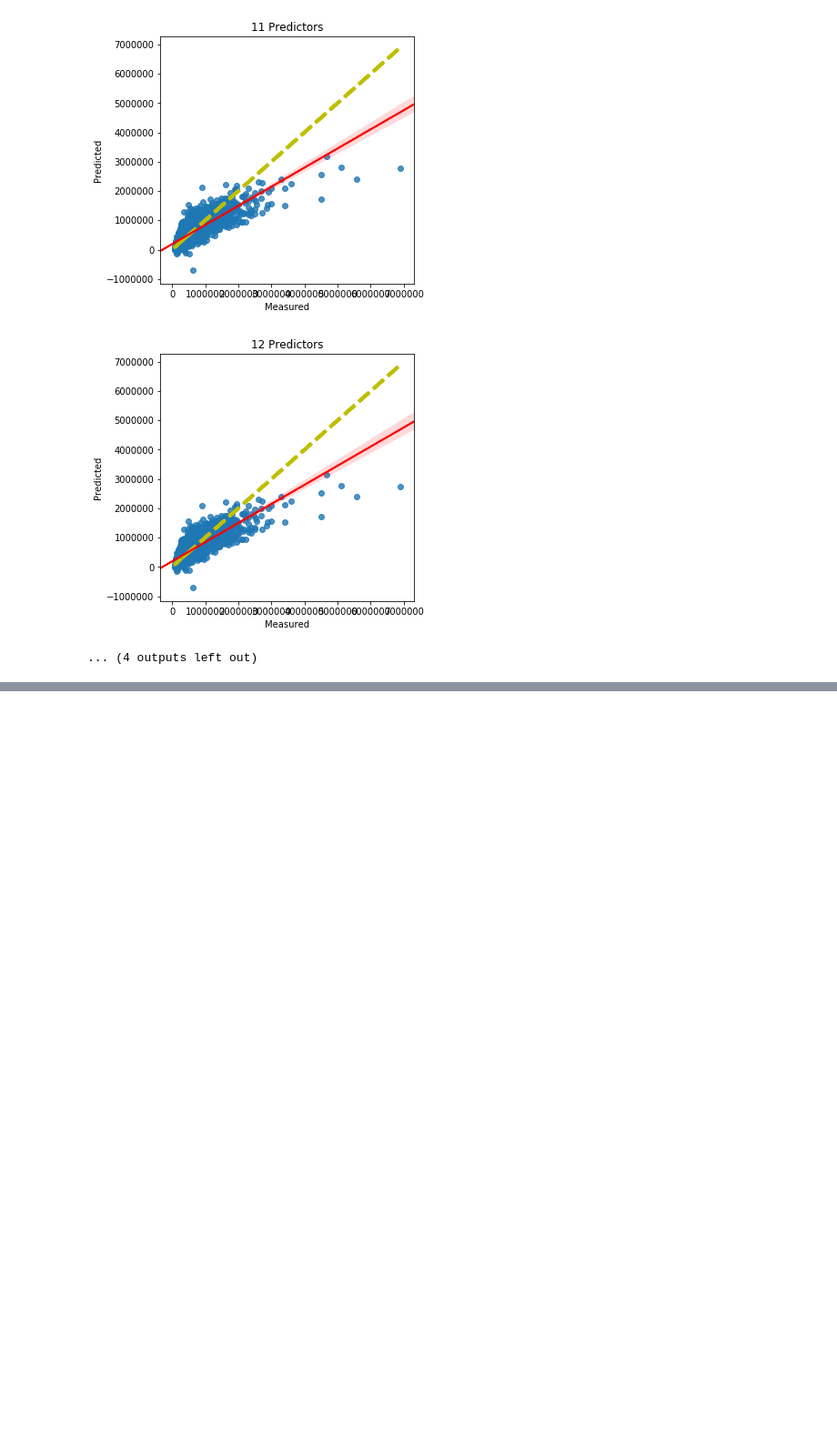
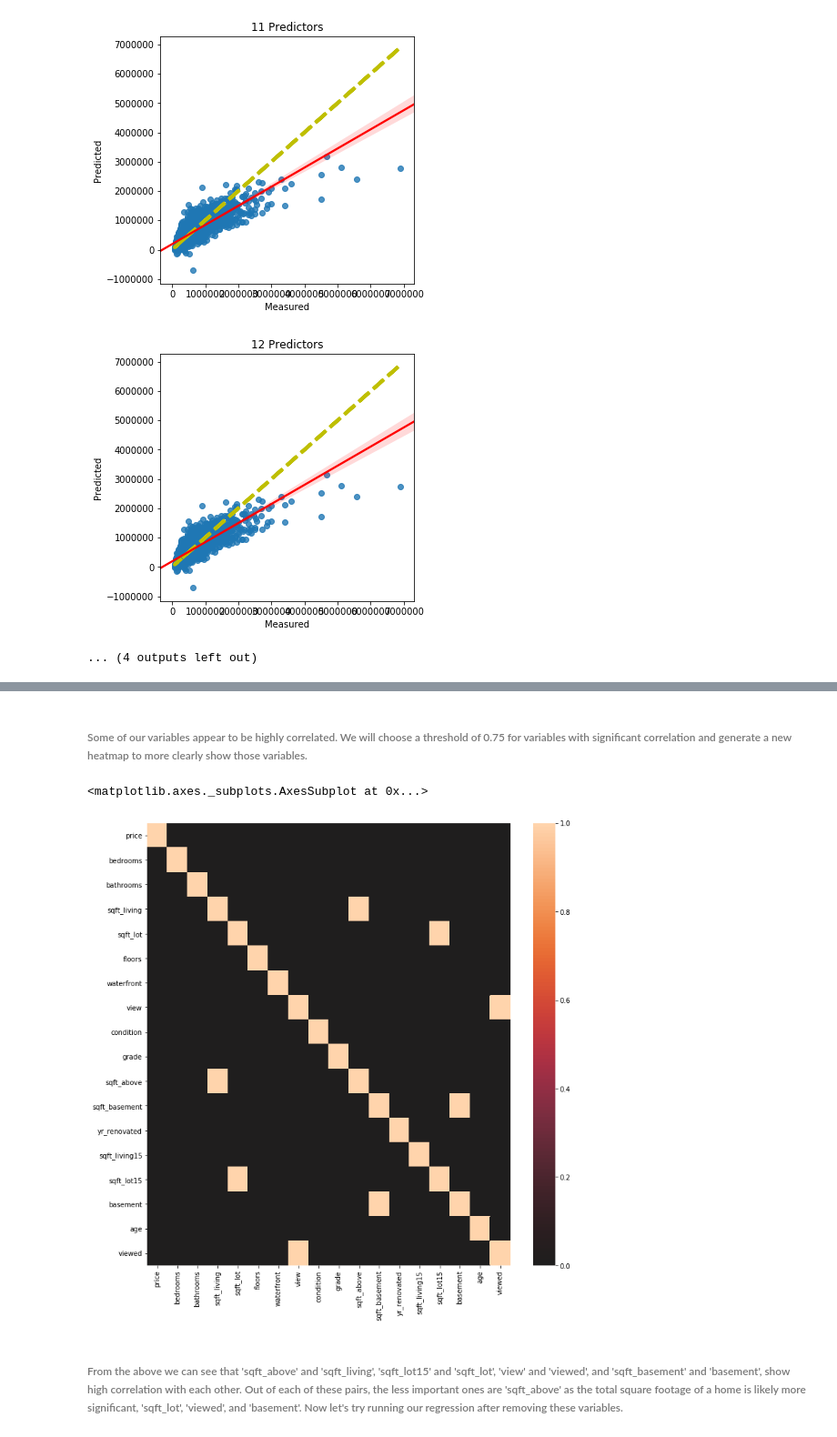
Before and after one commit to KanwalArora029/King-County-Sales-Analysis, a Jupyter notebook: student2.ipynb, the cells around one changed output, grey strips where cells are left out. Shown at 91% size. Drawn from its saved outputs; the diff is of its cells as text; code cells hidden in the pictures; blank space fills up the shorter version.

```diff
--- a/student2.ipynb
+++ b/student2.ipynb
@@ -679,0 +691,9 @@ results_df_original
+# %% [markdown]
+<h6> Some of our variables appear to be highly correlated. We will choose a threshold of 0.75 for variables with significant correlation and generate a new heatmap to more clearly show those variables.
+# %%
+sns.heatmap(abs(df.corr())>0.75, center=0)
+# %% [output]
+<matplotlib.axes._subplots.AxesSubplot at 0x...>
+[figure, added]
+# %% [markdown]
+<h6> From the above we can see that 'sqft_above' and 'sqft_living', 'sqft_lot15' and 'sqft_lot', 'view' and 'viewed', and 'sqft_basement' and 'basement', show high correlation with each other. Out of each of these pairs, the less important ones are 'sqft_above' as the total square footage of a home is likely more significant, 'sqft_lot', 'viewed', and 'basement'. Now let's try running our regression after removing these variables.
```
Also changed, not shown: parts of 23 cells of this notebook, 1 other file.
